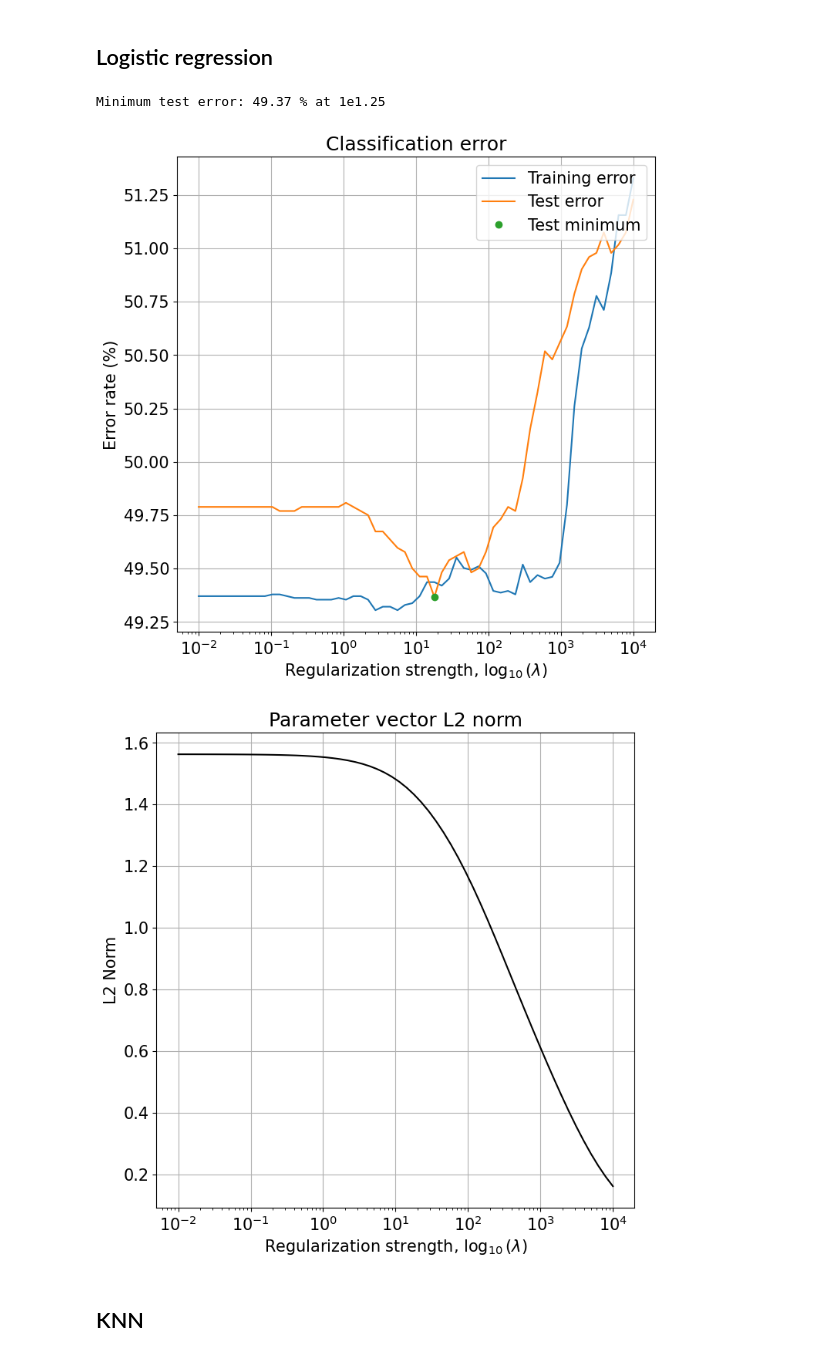
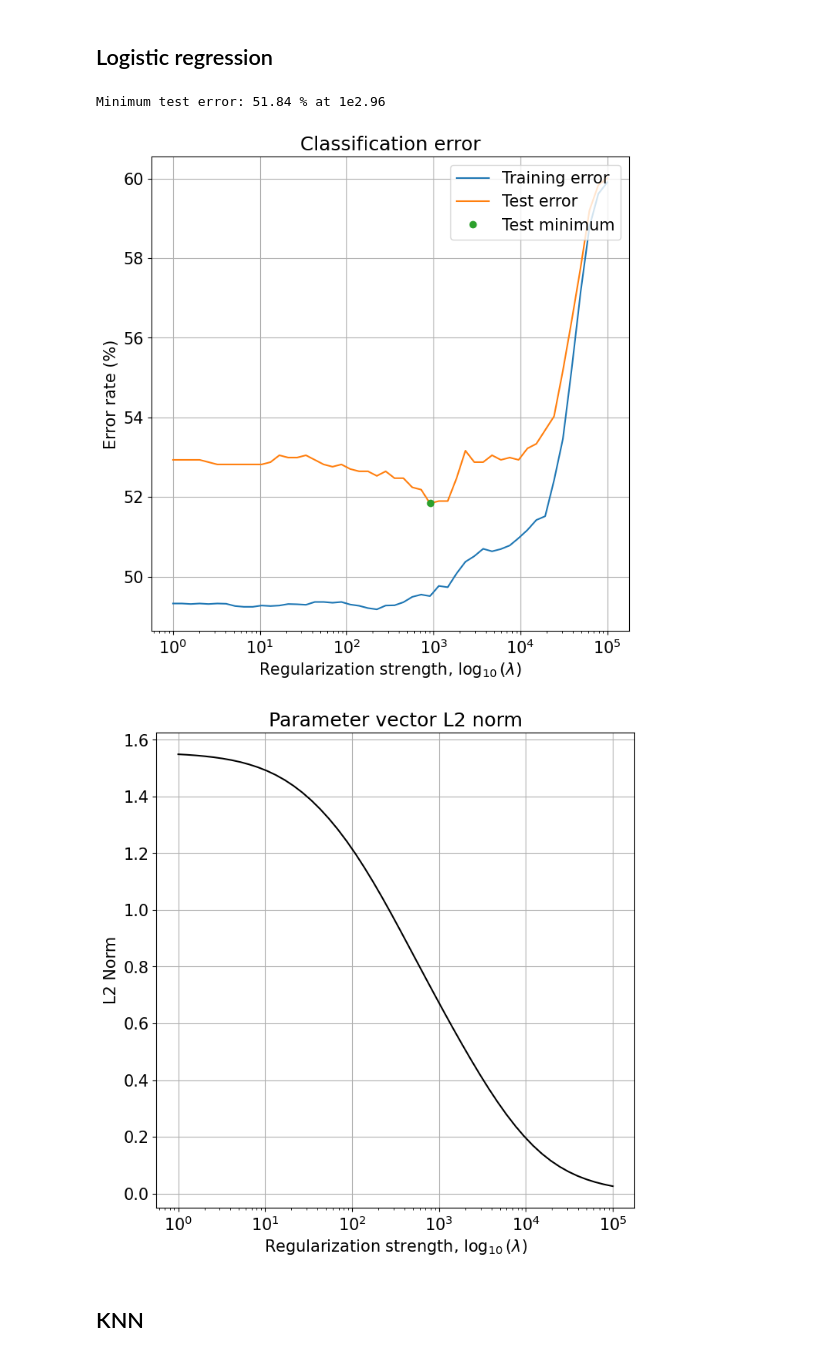
Before and after one commit to NicoloResmini/dtu-02450-projects, a Jupyter notebook: project_2/classification_nicolo.ipynb, the cells around one changed output. Cells and saved outputs as stored; diff of their text form; code cells hidden in the pictures.

```diff
--- a/project_2/classification_nicolo.ipynb
+++ b/project_2/classification_nicolo.ipynb
@@ -113,9 +113,9 @@ N, M = X.shape
 C = len(classNames)
 
 # Create train and test sets
-X_train, X_test, y_train, y_test = train_test_split(X, y, test_size=.30, stratify=y)
+X_train, X_test, y_train, y_test = train_test_split(X, y, test_size=.10, stratify=y)
 
-# Standardize the training and set set based on training set mean and std
+# Standardize the training and test set based on training set mean and std
 scaler = StandardScaler().fit(X_train)
 X_train = scaler.transform(X_train)
 X_test = scaler.transform(X_test)
@@ -123,12 +123,12 @@ X_test = scaler.transform(X_test)
 ## Logistic regression
 # %%
 # Fit regularized logistic regression model to training data
-lambda_interval = np.logspace(-2, 4, 60)
+lambda_interval = np.logspace(0, 5, 50)
 train_error_rate = np.zeros(len(lambda_interval))
 test_error_rate = np.zeros(len(lambda_interval))
 coefficient_norm = np.zeros(len(lambda_interval))
 for k in range(0, len(lambda_interval)):
-    mdl = LogisticRegression(penalty='l2', C=1/lambda_interval[k], multi_class='multinomial', solver='lbfgs')
+    mdl = LogisticRegression(penalty='l2', C=1/lambda_interval[k], multi_class='multinomial', solver='lbfgs', random_state=1)
 
     mdl.fit(X_train, y_train)
 
@@ -144,36 +144,36 @@ for k in range(0, len(lambda_interval)):
 min_error = np.min(test_error_rate)
 opt_lambda_idx = np.argmin(test_error_rate)
 opt_lambda = lambda_interval[opt_lambda_idx]
 
 font_size = 15
 plt.rcParams.update({'font.size': font_size})
 
 plt.figure(figsize=(8,8))
 #plt.plot(np.log10(lambda_interval), train_error_rate*100)
 #plt.plot(np.log10(lambda_interval), test_error_rate*100)
 #plt.plot(np.log10(opt_lambda), min_error*100, 'o')
 plt.semilogx(lambda_interval, train_error_rate*100)
 plt.semilogx(lambda_interval, test_error_rate*100)
 plt.semilogx(opt_lambda, min_error*100, 'o')
 print("Minimum test error: " + str(np.round(min_error*100,2)) + ' % at 1e' + str(np.round(np.log10(opt_lambda),2)))
 plt.xlabel('Regularization strength, $\log_{10}(\lambda)$')
 plt.ylabel('Error rate (%)')
 plt.title('Classification error')
 plt.legend(['Training error','Test error','Test minimum'],loc='upper right')
 plt.grid()
 plt.show()
 
 plt.figure(figsize=(8,8))
 plt.semilogx(lambda_interval, coefficient_norm,'k')
 plt.ylabel('L2 Norm')
 plt.xlabel('Regularization strength, $\log_{10}(\lambda)$')
 plt.title('Parameter vector L2 norm')
 plt.grid()
 plt.show()
 # %% [output]
-Minimum test error: 49.37 % at 1e1.25
+Minimum test error: 51.84 % at 1e2.96
-[figure, old version]
+[figure, new version]
-[figure, old version]
+[figure, new version]
 # %% [markdown]
 ## KNN
 # %%
```
Also changed, not shown: parts of 6 cells of this notebook.
